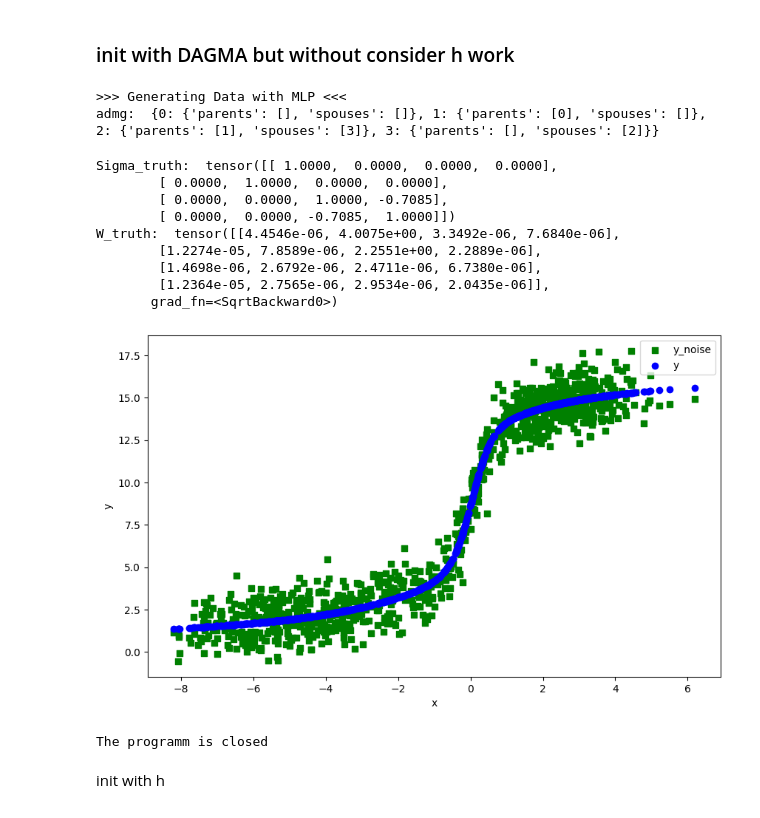
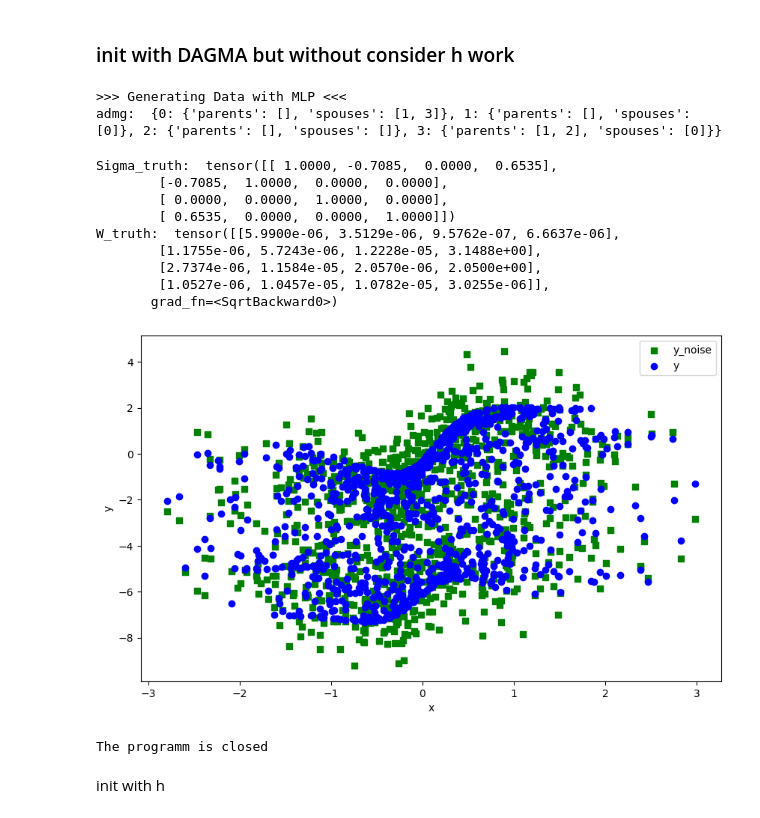
Before and after one commit to yurou-liang/ADMG, a Jupyter notebook: src/DagmaDCE/Test.ipynb, the cells around one changed output. Saved outputs shown, nothing was run; the diff lists cells and outputs as text; code cells hidden in the pictures.

```diff
--- a/src/DagmaDCE/Test.ipynb
+++ b/src/DagmaDCE/Test.ipynb
@@ -3276,7 +3276,7 @@ mu:  0.1
 ### init with DAGMA but without consider h work
 # %%
 d = 4
-s = 2
+s = 4
 # %%
 torch.set_default_dtype(torch.double)
 # np.random.seed(s)
@@ -3298,7 +3298,7 @@ Sigma_truth = generate_covariance(A_bidir, seed=10)
 epsilon = np.random.multivariate_normal([0] * d, Sigma_truth, size=n_samples)
 Sigma_truth = torch.tensor(Sigma_truth)
 epsilon = torch.tensor(epsilon)
-fc1, fc2, mask = generate_layers(d, dims, admg, seed = 9)
+fc1, fc2, mask = generate_layers(d, dims, admg, seed = 13)
 scale_weights(fc1, factor=10)
 for layer in fc2:
     scale_weights(layer, factor=15)
@@ -3313,32 +3313,32 @@ mle_loss_truth = mle_loss(X, X_truth, Sigma_truth)
 M_truth = reverse_SPDLogCholesky(Sigma_truth)
 # %% [output]
 >>> Generating Data with MLP <<<
-admg:  {0: {'parents': [], 'spouses': []}, 1: {'parents': [0], 'spouses': []}, 2: {'parents': [1], 'spouses': [3]}, 3: {'parents': [], 'spouses': [2]}}
+admg:  {0: {'parents': [], 'spouses': [1, 3]}, 1: {'parents': [], 'spouses': [0]}, 2: {'parents': [], 'spouses': []}, 3: {'parents': [1, 2], 'spouses': [0]}}
 # %%
 print("Sigma_truth: ", Sigma_truth)
 print("W_truth: ", W_truth)
 # %% [output]
-Sigma_truth:  tensor([[ 1.0000,  0.0000,  0.0000,  0.0000],
-        [ 0.0000,  1.0000,  0.0000,  0.0000],
-        [ 0.0000,  0.0000,  1.0000, -0.7085],
-        [ 0.0000,  0.0000, -0.7085,  1.0000]])
-W_truth:  tensor([[4.4546e-06, 4.0075e+00, 3.3492e-06, 7.6840e-06],
-        [1.2274e-05, 7.8589e-06, 2.2551e+00, 2.2889e-06],
-        [1.4698e-06, 2.6792e-06, 2.4711e-06, 6.7380e-06],
-        [1.2364e-05, 2.7565e-06, 2.9534e-06, 2.0435e-06]],
+Sigma_truth:  tensor([[ 1.0000, -0.7085,  0.0000,  0.6535],
+        [-0.7085,  1.0000,  0.0000,  0.0000],
+        [ 0.0000,  0.0000,  1.0000,  0.0000],
+        [ 0.6535,  0.0000,  0.0000,  1.0000]])
+W_truth:  tensor([[5.9900e-06, 3.5129e-06, 9.5762e-07, 6.6637e-06],
+        [1.1755e-06, 5.7243e-06, 1.2228e-05, 3.1488e+00],
+        [2.7374e-06, 1.1584e-05, 2.0570e-06, 2.0500e+00],
+        [1.0527e-06, 1.0457e-05, 1.0782e-05, 3.0255e-06]],
        grad_fn=<SqrtBackward0>)
 # %%
 plt.figure(figsize=(10, 6))  # Optional: specifies the figure size
-plt.scatter(X_truth.detach().numpy()[:, 1], X_truth.detach().numpy()[:, 2], label='y_noise', color='green', marker='s')
-plt.scatter(X_truth.detach().numpy()[:, 1], X.detach().numpy()[:, 2], label='y', color='blue', marker='o')
+plt.scatter(X_truth.detach().numpy()[:, 2], X_truth.detach().numpy()[:, 3], label='y_noise', color='green', marker='s')
+plt.scatter(X_truth.detach().numpy()[:, 2], X.detach().numpy()[:, 3], label='y', color='blue', marker='o')
 #plt.scatter(X_truth.detach().numpy()[:, 0], x_est.detach().numpy()[:, 1], label='x3_est', color='red', marker='s')
 plt.xlabel('x')
 plt.ylabel('y')
 plt.legend()
 plt.show()
 print("The programm is closed")
 # %% [output]
-[figure, old version]
+[figure, new version]
 The programm is closed
 # %% [markdown]
 init with h
```
Also changed, not shown: 3 other files.
